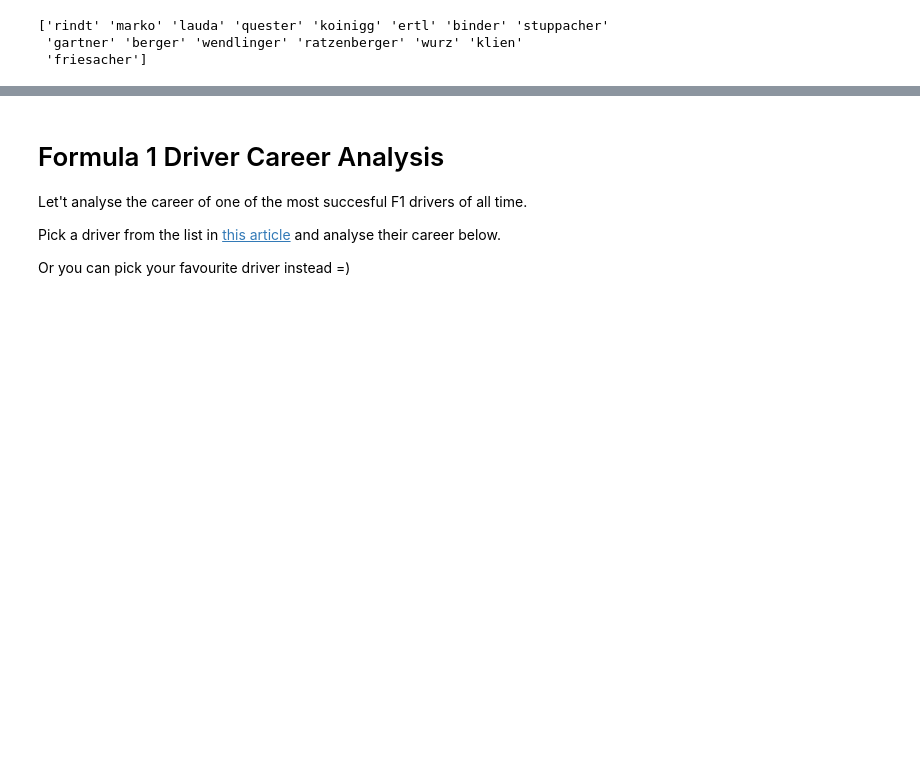
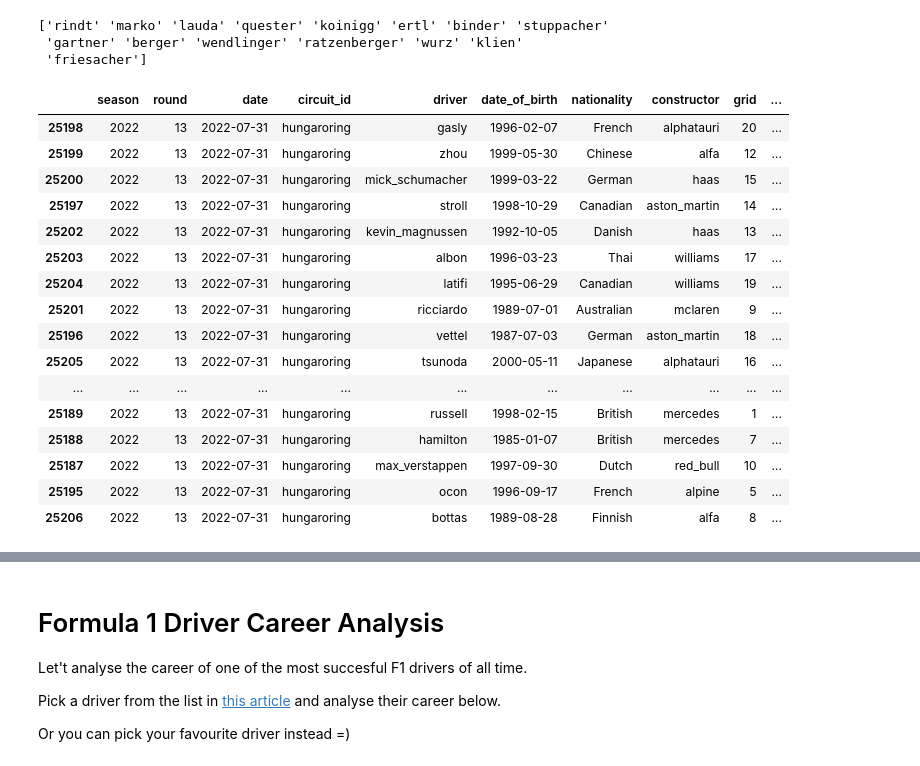
Before and after one commit to axelandru/bootcamp, a Jupyter notebook: 2022/python_workshop/notebooks/08_pandas.ipynb, the cells around one changed output, grey strips where cells are left out. Drawn from its saved outputs; the diff is of its cells as text; code cells hidden in the pictures; blank space fills up the shorter version.

```diff
--- a/2022/python_workshop/notebooks/08_pandas.ipynb
+++ b/2022/python_workshop/notebooks/08_pandas.ipynb
@@ -860,7 +860,29 @@ print(f1_results.query("nationality == 'Austrian'").driver.unique())
 # %%
 # what are the results from the latest race?
 
 # hint: you may use the date column; convert it to datetime first!
+f1_results.loc[:, ['date']] = f1_results.loc[:, ['date']].apply(pd.to_datetime)
+f1_results.dtypes
+
+f1_results.sort_values('date').tail(20)
+# %% [output]
+|  | season | round | date | circuit_id | driver | date_of_birth | nationality | constructor | grid | ... |
+| 25198 | 2022 | 13 | 2022-07-31 | hungaroring | gasly | 1996-02-07 | French | alphatauri | 20 | ... |
+| 25199 | 2022 | 13 | 2022-07-31 | hungaroring | zhou | 1999-05-30 | Chinese | alfa | 12 | ... |
+| 25200 | 2022 | 13 | 2022-07-31 | hungaroring | mick_schumacher | 1999-03-22 | German | haas | 15 | ... |
+| 25197 | 2022 | 13 | 2022-07-31 | hungaroring | stroll | 1998-10-29 | Canadian | aston_martin | 14 | ... |
+| 25202 | 2022 | 13 | 2022-07-31 | hungaroring | kevin_magnussen | 1992-10-05 | Danish | haas | 13 | ... |
+| 25203 | 2022 | 13 | 2022-07-31 | hungaroring | albon | 1996-03-23 | Thai | williams | 17 | ... |
+| 25204 | 2022 | 13 | 2022-07-31 | hungaroring | latifi | 1995-06-29 | Canadian | williams | 19 | ... |
+| 25201 | 2022 | 13 | 2022-07-31 | hungaroring | ricciardo | 1989-07-01 | Australian | mclaren | 9 | ... |
+| 25196 | 2022 | 13 | 2022-07-31 | hungaroring | vettel | 1987-07-03 | German | aston_martin | 18 | ... |
+| 25205 | 2022 | 13 | 2022-07-31 | hungaroring | tsunoda | 2000-05-11 | Japanese | alphatauri | 16 | ... |
+| ... | ... | ... | ... | ... | ... | ... | ... | ... | ... | ... |
+| 25189 | 2022 | 13 | 2022-07-31 | hungaroring | russell | 1998-02-15 | British | mercedes | 1 | ... |
+| 25188 | 2022 | 13 | 2022-07-31 | hungaroring | hamilton | 1985-01-07 | British | mercedes | 7 | ... |
+| 25187 | 2022 | 13 | 2022-07-31 | hungaroring | max_verstappen | 1997-09-30 | Dutch | red_bull | 10 | ... |
+| 25195 | 2022 | 13 | 2022-07-31 | hungaroring | ocon | 1996-09-17 | French | alpine | 5 | ... |
+| 25206 | 2022 | 13 | 2022-07-31 | hungaroring | bottas | 1989-08-28 | Finnish | alfa | 8 | ... |
 # %%
 # who won the race? how many races has this pilot won this year?
 
```
Also changed, not shown: parts of 10 cells of this notebook.
